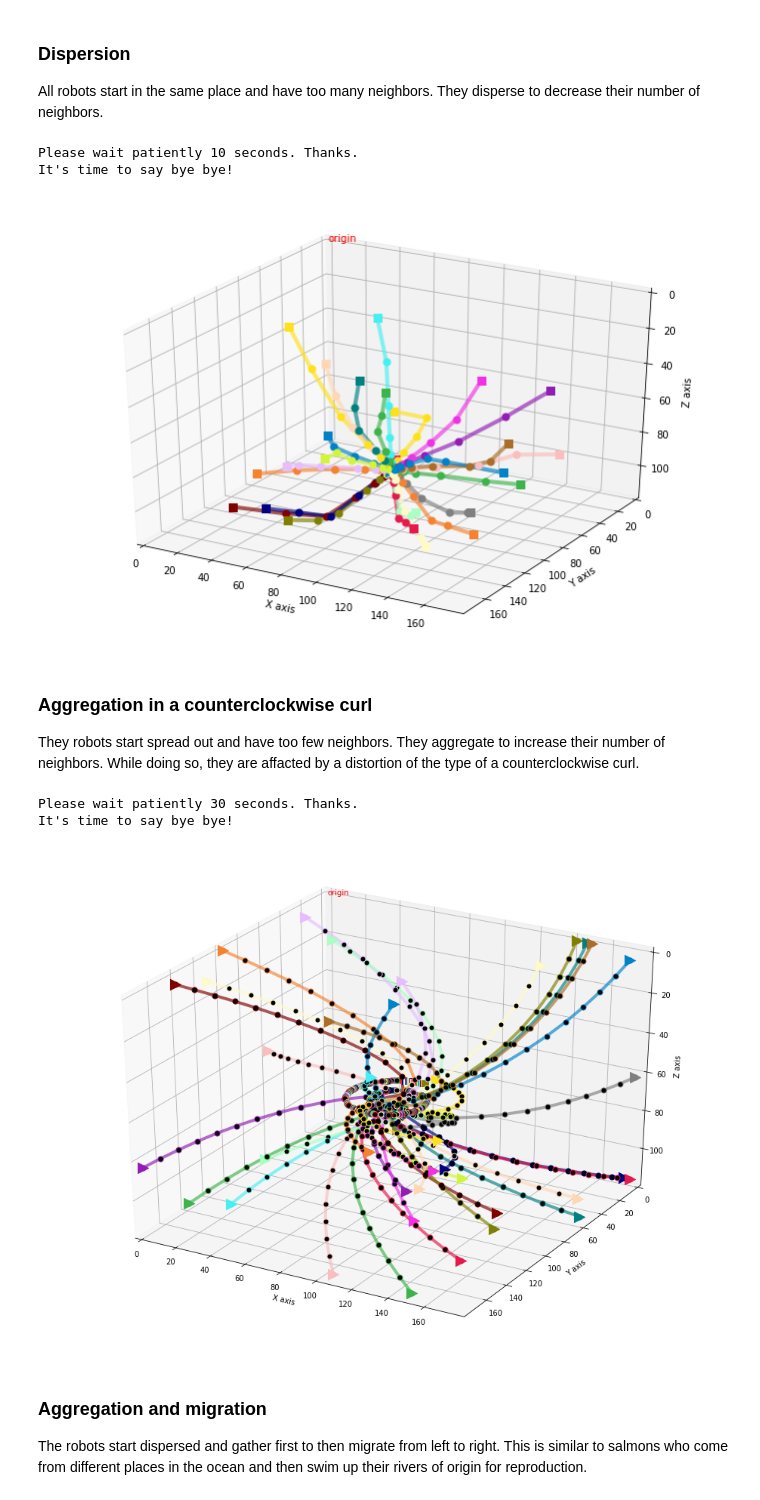
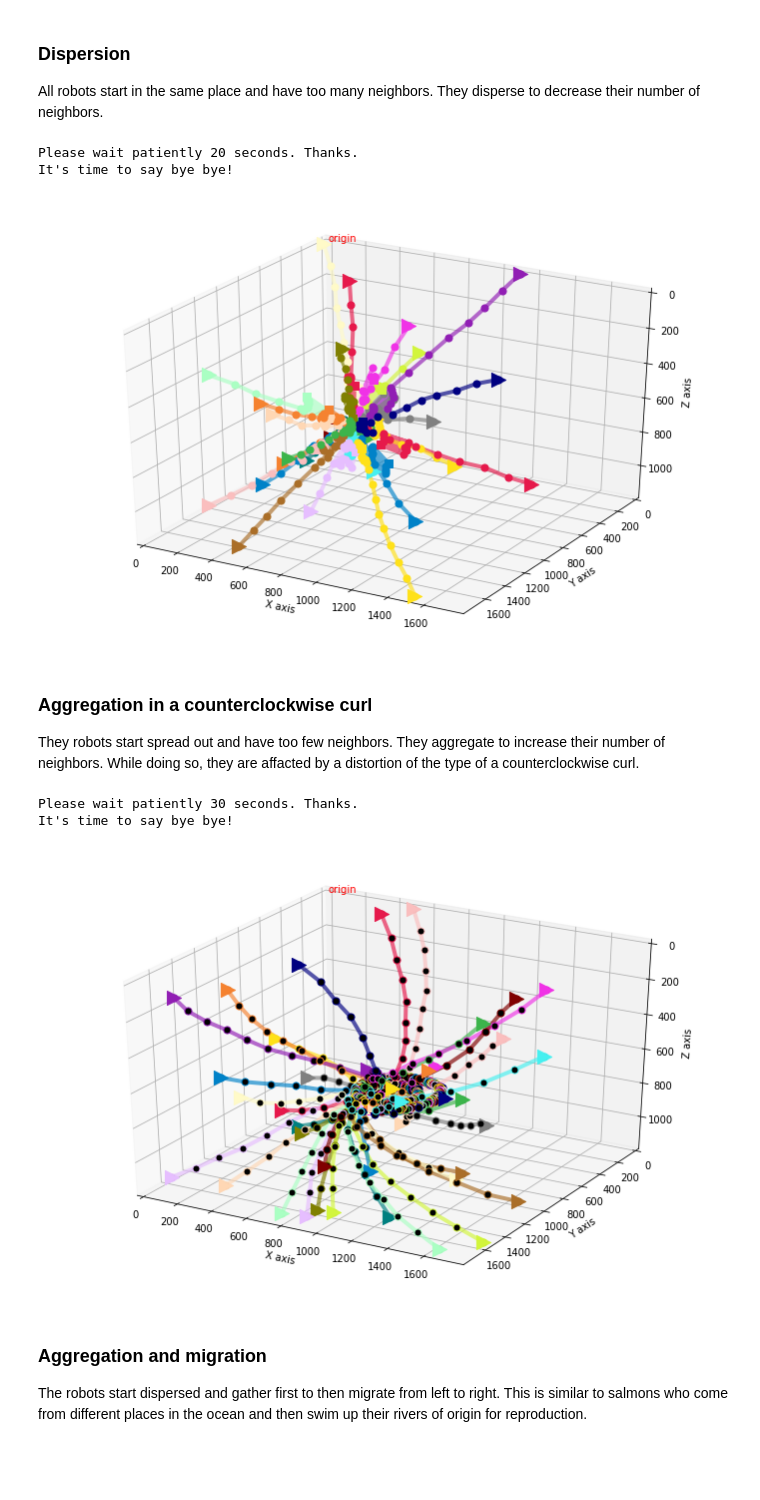
Before and after one commit to fberlinger/FISH, a Jupyter notebook: BlueSim/Cohesion.ipynb, the cells around one changed output. Saved outputs shown, nothing was run; the diff lists cells and outputs as text; code cells hidden in the pictures; blank space fills up the shorter version.

Commit message:
changed distortion, changed move from neighbor to distance based, added LJ-potential in Matlab

```diff
--- a/BlueSim/Cohesion.ipynb
+++ b/BlueSim/Cohesion.ipynb
@@ -27,23 +27,24 @@ The autoreload extension is already loaded. To reload it, use:
 ### Dispersion
 All robots start in the same place and have too many neighbors. They disperse to decrease their number of neighbors.
 # %%
-run_time = 10 # in seconds
+run_time = 20 # in seconds
 num_fish = 25
-arena_size = 178
+arena_size = np.array([1780, 1780, 1170])
 arena_center = arena_size / 2.0
-initial_spread = 1
+initial_spread = 2000
 fish_pos = initial_spread * np.random.rand(num_fish, 3) + arena_center - initial_spread / 2.0
 clock_freqs = 1
 verbose = False
 
-distortion = generate_distortion(type='none', n=arena_size, show=False)
+distortion = generate_distortion(type='none', magnitude=1, n=math.ceil(arena_size[0]/10), show=False)
 environment = Environment(
+    arena_size=arena_size,
     node_pos=fish_pos,
     distortion=distortion,
     prob_type='binary',
-    conn_thres=100,
+    conn_thres=2000,
     conn_drop=1,
-    noise_magnitude=0.1,
+    noise_magnitude=10,
     verbose=verbose
 )
 interaction = Interaction(environment, verbose=verbose)
@@ -55,7 +56,7 @@ fish = generate_fish(
     interaction=interaction,
     lim_neighbors=[2,3],
     neighbor_weights=1.0,
-    fish_max_speeds=100,
+    fish_max_speeds=130,
     clock_freqs=clock_freqs,
     verbose=verbose
 )
@@ -64,52 +65,52 @@ channel.set_nodes(fish)
 observer = Observer(fish=fish, environment=environment, channel=channel)
 run_simulation(fish=fish, observer=observer, run_time=run_time, dark=False, white_axis=False, no_legend=True)
 # %% [output]
-Please wait patiently 10 seconds. Thanks.
+Please wait patiently 20 seconds. Thanks.
 It's time to say bye bye!
-[figure, old version]
+[figure, new version]
 # %% [markdown]
 ### Aggregation in a counterclockwise curl
 They robots start spread out and have too few neighbors. They aggregate to increase their number of neighbors. While doing so, they are affacted by a distortion of the type of a counterclockwise curl.
 # %%
 run_time = 30 # in seconds
 num_fish = 40
-arena_size = 178
+arena_size = 1780 + 1
 arena_center = arena_size / 2.0
-initial_spread = 250
+initial_spread = 2000
 fish_pos = initial_spread * np.random.rand(num_fish, 3) + arena_center - initial_spread / 2.0
 clock_freqs = 1
 verbose = False
 
-distortion = generate_distortion(type='curl', magnitude=6, n=arena_size)
+distortion = generate_distortion(type='curl', magnitude=50, n=math.ceil(arena_size/10), show=False)
 environment = Environment(
     node_pos=fish_pos,
     distortion=distortion,
     prob_type='binary',
-    noise_magnitude=0,
-    conn_thres=500,
+    noise_magnitude=10,
+    conn_thres=2000,
     verbose=verbose
 )
 interaction = Interaction(environment, verbose=verbose)
 channel = Channel(environment)
 
 fish = generate_fish(
     n=num_fish,
     channel=channel,
     interaction=interaction,
     lim_neighbors=[math.inf,math.inf],
     neighbor_weights=1.0,
-    fish_max_speeds=10,
+    fish_max_speeds=130,
     clock_freqs=clock_freqs,
     verbose=verbose
 )
 channel.set_nodes(fish)
 
 observer = Observer(fish=fish, environment=environment, channel=channel)
 run_simulation(fish=fish, observer=observer, run_time=run_time, dark=False, white_axis=False, no_legend=True)
 # %% [output]
 Please wait patiently 30 seconds. Thanks.
 It's time to say bye bye!
-[figure, old version]
+[figure, new version]
 # %% [markdown]
 ### Aggregation and migration
 The robots start dispersed and gather first to then migrate from left to right. This is similar to salmons who come from different places in the ocean and then swim up their rivers of origin for reproduction.
```
Also changed, not shown: parts of 1 cell of this notebook, 9 other files.
